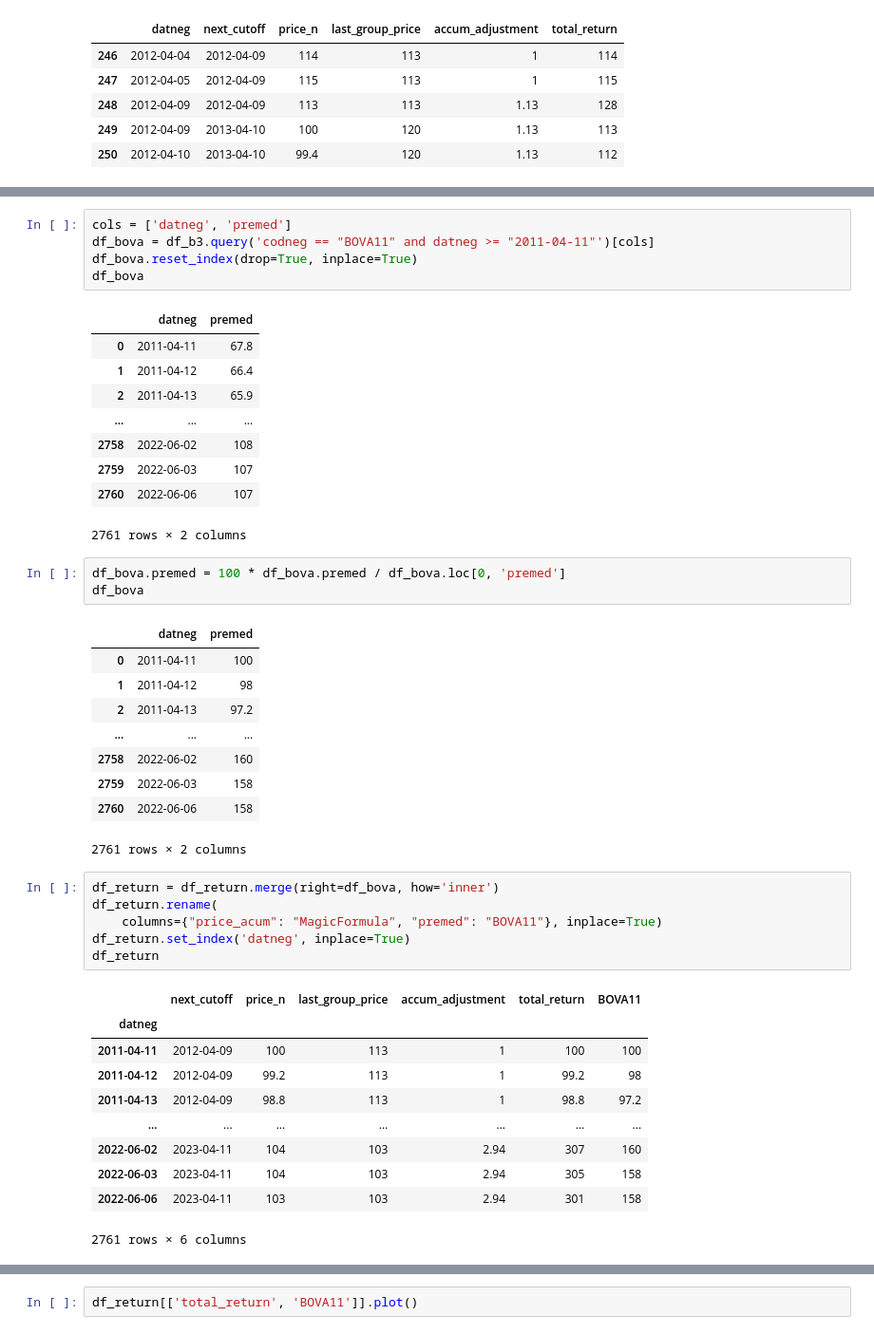
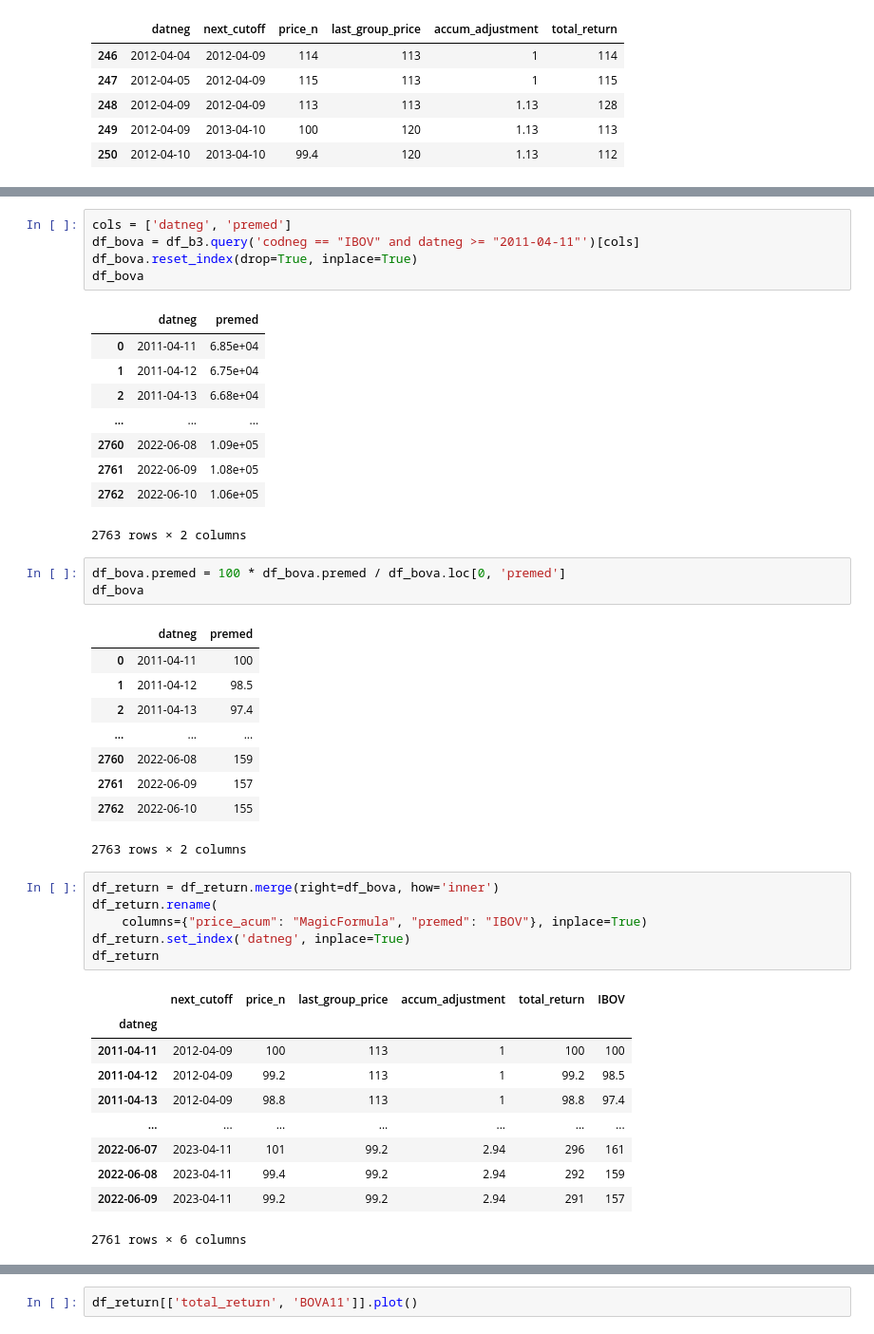
Before and after one commit to crdcj/MagicFormula, a Jupyter notebook: scripts/3_backtest.ipynb, the cells around one changed output, grey strips where cells are left out. Shown at 95% size. Saved outputs shown, nothing was run; the diff lists cells and outputs as text.

Commit message:
Teste com o IBOV no lugar do BOVA11

```diff
--- a/scripts/3_backtest.ipynb
+++ b/scripts/3_backtest.ipynb
@@ -314,45 +315,45 @@ df_return
 # %%
 cols = ['datneg', 'premed']
-df_bova = df_b3.query('codneg == "BOVA11" and datneg >= "2011-04-11"')[cols]
+df_bova = df_b3.query('codneg == "IBOV" and datneg >= "2011-04-11"')[cols]
 df_bova.reset_index(drop=True, inplace=True)
 df_bova
 # %% [output]
 |  | datneg | premed |
-| 0 | 2011-04-11 | 67.8 |
-| 1 | 2011-04-12 | 66.4 |
-| 2 | 2011-04-13 | 65.9 |
+| 0 | 2011-04-11 | 6.85e+04 |
+| 1 | 2011-04-12 | 6.75e+04 |
+| 2 | 2011-04-13 | 6.68e+04 |
 | ... | ... | ... |
-| 2758 | 2022-06-02 | 108 |
-| 2759 | 2022-06-03 | 107 |
-| 2760 | 2022-06-06 | 107 |
+| 2760 | 2022-06-08 | 1.09e+05 |
+| 2761 | 2022-06-09 | 1.08e+05 |
+| 2762 | 2022-06-10 | 1.06e+05 |
-2761 rows × 2 columns
+2763 rows × 2 columns
 # %%
 df_bova.premed = 100 * df_bova.premed / df_bova.loc[0, 'premed']
 df_bova
 # %% [output]
 |  | datneg | premed |
 | 0 | 2011-04-11 | 100 |
-| 1 | 2011-04-12 | 98 |
-| 2 | 2011-04-13 | 97.2 |
+| 1 | 2011-04-12 | 98.5 |
+| 2 | 2011-04-13 | 97.4 |
 | ... | ... | ... |
-| 2758 | 2022-06-02 | 160 |
-| 2759 | 2022-06-03 | 158 |
-| 2760 | 2022-06-06 | 158 |
+| 2760 | 2022-06-08 | 159 |
+| 2761 | 2022-06-09 | 157 |
+| 2762 | 2022-06-10 | 155 |
-2761 rows × 2 columns
+2763 rows × 2 columns
 # %%
 df_return = df_return.merge(right=df_bova, how='inner')
 df_return.rename(
-    columns={"price_acum": "MagicFormula", "premed": "BOVA11"}, inplace=True)
+    columns={"price_acum": "MagicFormula", "premed": "IBOV"}, inplace=True)
 df_return.set_index('datneg', inplace=True)
 df_return
 # %% [output]
-|  | next_cutoff | price_n | last_group_price | accum_adjustment | total_return | BOVA11 |
+|  | next_cutoff | price_n | last_group_price | accum_adjustment | total_return | IBOV |
 | datneg |  |  |  |  |  |  |
 | 2011-04-11 | 2012-04-09 | 100 | 113 | 1 | 100 | 100 |
-| 2011-04-12 | 2012-04-09 | 99.2 | 113 | 1 | 99.2 | 98 |
-| 2011-04-13 | 2012-04-09 | 98.8 | 113 | 1 | 98.8 | 97.2 |
+| 2011-04-12 | 2012-04-09 | 99.2 | 113 | 1 | 99.2 | 98.5 |
+| 2011-04-13 | 2012-04-09 | 98.8 | 113 | 1 | 98.8 | 97.4 |
 | ... | ... | ... | ... | ... | ... | ... |
-| 2022-06-02 | 2023-04-11 | 104 | 103 | 2.94 | 307 | 160 |
-| 2022-06-03 | 2023-04-11 | 104 | 103 | 2.94 | 305 | 158 |
-| 2022-06-06 | 2023-04-11 | 103 | 103 | 2.94 | 301 | 158 |
+| 2022-06-07 | 2023-04-11 | 101 | 99.2 | 2.94 | 296 | 161 |
+| 2022-06-08 | 2023-04-11 | 99.4 | 99.2 | 2.94 | 292 | 159 |
+| 2022-06-09 | 2023-04-11 | 99.2 | 99.2 | 2.94 | 291 | 157 |
 2761 rows × 6 columns
```
Also changed, not shown: parts of 17 cells of this notebook, 1 other file.
